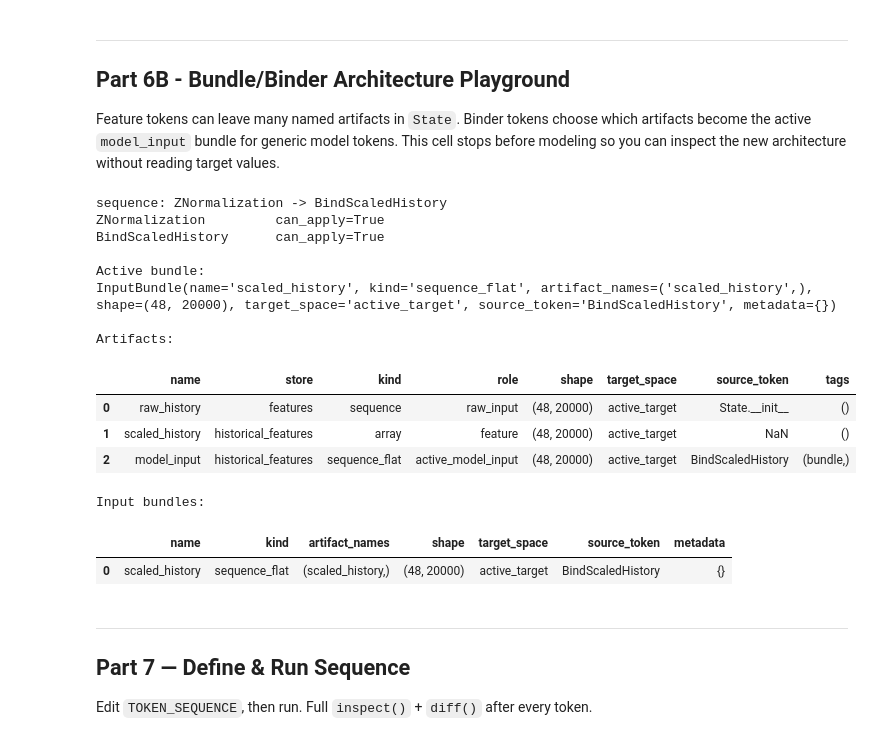
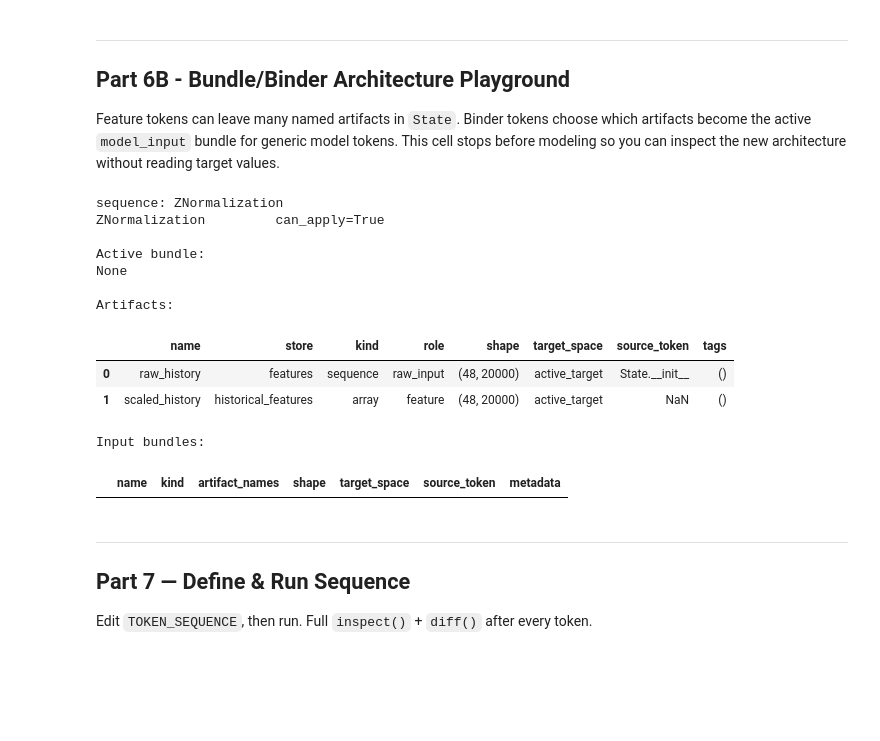
Before and after one commit to chahineNejm/graph_Time_series, a Jupyter notebook: examples/test_token_sequence_colab.ipynb, the cells around one changed output. Cells and saved outputs as stored; diff of their text form; code cells hidden in the pictures; blank space fills up the shorter version.

```diff
--- a/examples/test_token_sequence_colab.ipynb
+++ b/examples/test_token_sequence_colab.ipynb
@@ -658,7 +681,14 @@ class KernelRBFFastToken(ModelToken):
             return np.asarray(state.historical_features['model_input'], dtype=np.float32), 'model_input', bundle
         if 'scaled_history' in state.historical_features:
             return np.asarray(state.historical_features['scaled_history'], dtype=np.float32), 'scaled_history', None
-        raise KeyError('kernel_rbf_fast requires model_input or scaled_history')
+        # Binder-free fallback: fuse whatever features exist via the auto-bundle.
+        try:
+            fb = state.feature_bundle()
+            if fb.matrix.shape[1] > 0:
+                return np.asarray(fb.matrix, dtype=np.float32), 'auto_bundle', None
+        except Exception:
+            pass
+        raise KeyError('kernel_rbf_fast requires features (scaled_history, or any feature token)')
 
     def apply(self, state):
         X, input_name, bundle = self._resolve_model_input(state)
@@ -735,25 +763,19 @@ def make_tokens():
         'ShapeLevel':       ShapeLevelToken(shape_k=2),
         'shape_naive':      ShapeNaiveToken(),
         'ZNormalization':  ZNormalizationToken(),
-        'MeanAbsScaling':  MeanAbsScalingToken(),   # add this
+        'MeanAbsScaling':  MeanAbsScalingToken(),
         'FourierFeatures': FourierFeaturesToken(n_harmonics=16),
-        'BindScaledHistory': BindScaledHistoryToken(),
-        'BindAllSafeTabular': BindAllSafeTabularToken(),
-        'BindFourierFeatures': BindFeatureToken('fourier_features', token_name='BindFourierFeatures',
-                                                bundle_name='fourier_features', kind='tabular'),
-        'BindRawHistory':   BindFeatureToken('raw_history', token_name='BindRawHistory',
-                                           bundle_name='raw_history', kind='sequence_flat'),
-        'StackScaledContext': StackFeatureBundleToken(('scaled_history', 'context_history'),
-                                                    token_name='StackScaledContext',
-                                                    bundle_name='scaled_plus_context'),
-        'StackFourierScaled': StackFeatureBundleToken(('fourier_features', 'scaled_history'),
-                                                     token_name='StackFourierScaled',
-                                                     bundle_name='fourier_plus_scaled'),
+        'DayOfWeekFeature': DayOfWeekFeatureToken(period=24),
+        # Binder/glue tokens removed: models below consume the Signal-board
+        # auto-bundle (state.feature_bundle()) directly, no binding step needed.
         'kernel_rbf_fast':  KernelRBFFastToken(alpha=1e-2),
         'level_kernel_rbf': LevelKernelRBFToken(alpha=1e-2),
         'kernel_rbf_loo':   KernelRBFToken(),
         'rf_tabular':       RandomForestTabularToken(n_estimators=120, max_depth=12, min_samples_leaf=2),
         'lightgbm_tabular': LightGBMTabularToken(n_estimators=200, learning_rate=0.05, num_leaves=31),
+        'versatile_rf':     VersatileRandomForestToken(n_estimators=120),
+        'versatile_gb':     VersatileGradientBoostingToken(max_iter=150),
+        'gb_level_forecast': GBLevelForecastToken(),
     }
 
 
@@ -781,10 +803,10 @@ def bundle_table(state):
     return pd.DataFrame(rows)[cols] if rows else pd.DataFrame(columns=cols)
 
 BUNDLE_SEQUENCE_LIBRARY = {
-    "raw_history_bundle": ["BindRawHistory"],
-    "explicit_scaled_bundle": ["ZNormalization", "BindScaledHistory"],
-    "all_safe_tabular_bundle": ["ContextWindow", "ZNormalization", "BindAllSafeTabular"],
-    "stack_scaled_context": ["ContextWindow", "ZNormalization", "StackScaledContext"],
+    "raw_history_bundle": [],
+    "explicit_scaled_bundle": ["ZNormalization", ],
+    "all_safe_tabular_bundle": ["ContextWindow", "ZNormalization", ],
+    "stack_scaled_context": ["ContextWindow", "ZNormalization", ],
 }
 
 def run_bundle_sequence(sequence, max_samples=48, verbose=True):
@@ -794,40 +816,37 @@ def run_bundle_sequence(sequence, max_samples=48, verbose=True):
         print("sequence:", " -> ".join(sequence))
     for name in sequence:
         tok = tokens[name]
         ok = tok.can_apply(st)
         if verbose:
             print(f"{name:22s} can_apply={ok}")
         if not ok:
             raise RuntimeError(f"{name} cannot apply after {st.token_sequence}")
         st = tok.apply(st)
     return st
 
 # Change this name to inspect another staged combination.
 BUNDLE_SEQUENCE_NAME = "explicit_scaled_bundle"
 bundle_state = run_bundle_sequence(BUNDLE_SEQUENCE_LIBRARY[BUNDLE_SEQUENCE_NAME])
 
 print("\nActive bundle:")
 print(bundle_state.active_input_bundle())
 print("\nArtifacts:")
 display(artifact_table(bundle_state))
 print("\nInput bundles:")
 display(bundle_table(bundle_state))
 # %% [output]
-sequence: ZNormalization -> BindScaledHistory
+sequence: ZNormalization
 ZNormalization         can_apply=True
-BindScaledHistory      can_apply=True
 
 Active bundle:
-InputBundle(name='scaled_history', kind='sequence_flat', artifact_names=('scaled_history',), shape=(48, 20000), target_space='active_target', source_token='BindScaledHistory', metadata={})
+None
 
 Artifacts:
 |  | name | store | kind | role | shape | target_space | source_token | tags |
 | 0 | raw_history | features | sequence | raw_input | (48, 20000) | active_target | State.__init__ | () |
 | 1 | scaled_history | historical_features | array | feature | (48, 20000) | active_target | NaN | () |
-| 2 | model_input | historical_features | sequence_flat | active_model_input | (48, 20000) | active_target | BindScaledHistory | (bundle,) |
 Input bundles:
 |  | name | kind | artifact_names | shape | target_space | source_token | metadata |
-| 0 | scaled_history | sequence_flat | (scaled_history,) | (48, 20000) | active_target | BindScaledHistory | {} |
 # %% [markdown]
 ---
 ## Part 7 — Define & Run Sequence
```
Also changed, not shown: parts of 17 cells of this notebook, 25 other files.
